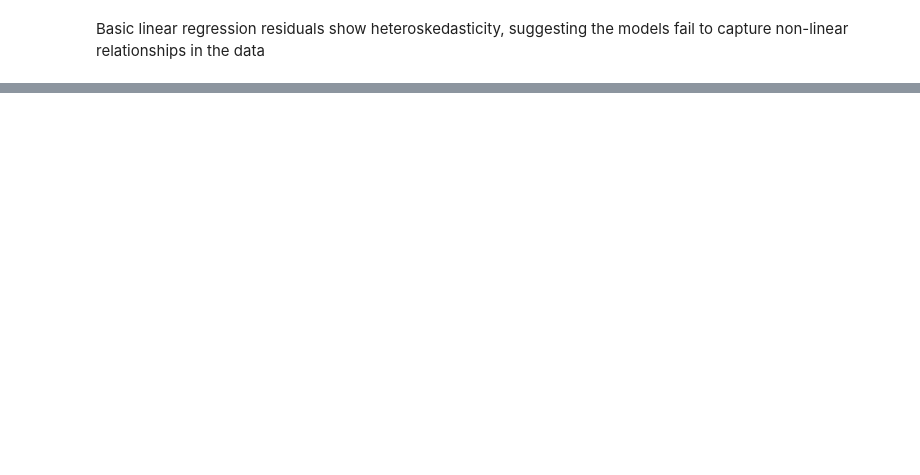
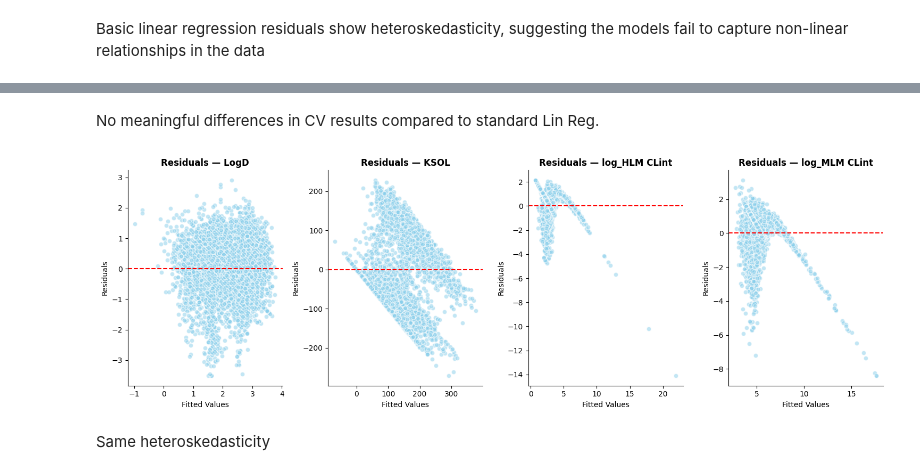
Before and after one commit to JacobMastrandrea/ADMET-Drug-Predictor, a Jupyter notebook: notebooks/baseline_model.ipynb, the cells around one changed output, grey strips where cells are left out. Cells and saved outputs as stored; diff of their text form; code cells hidden in the pictures; blank space fills up the shorter version.

```diff
--- a/notebooks/baseline_model.ipynb
+++ b/notebooks/baseline_model.ipynb
@@ -142,0 +170,19 @@ plt.show()
+# %%
+# Iterate through both the target name and the model object
+for target, model in lasso_reg_models.items():
+    print(f"\n--- Summary for: {target} ---")
+
+    lasso_step = model.named_steps['lasso']
+    feature_names = model.named_steps['scaler'].feature_names_in_
+
+    summary_df = pd.DataFrame({
+        'Feature': feature_names,
+        'Coefficient': lasso_step.coef_
+    })
+
+    print(summary_df.to_string(index=False))
+    print(f"Intercept: {lasso_step.intercept_:.4f}")
+    print(f"Optimal Alpha: {lasso_step.alpha_:.4f}")
+
+    mean_score = lasso_reg_scores[target].mean()
+    print(f"Mean CV R²: {mean_score:.4f}")
@@ -142,0 +223,20 @@ plt.show()
+# %% [markdown]
+No meaningful differences in CV results compared to standard Lin Reg.
+# %%
+fig, axes = plt.subplots(1, 4, figsize=(15, 5))
+for ax, (target, model) in zip(axes, lasso_reg_models.items()):
+    X, y, y_pred_cv = lasso_reg_data[target]
+    residuals = y - y_pred_cv
+    ax.scatter(y_pred_cv, residuals, alpha=0.5, color='skyblue', edgecolors='white')
+    ax.axhline(y=0, color='red', linestyle='--')
+    ax.set_title(f'Residuals — {target}', fontweight='bold')
+    ax.set_xlabel('Fitted Values')
+    ax.set_ylabel('Residuals')
+    sns.despine(ax=ax)
+
+plt.tight_layout()
+plt.show()
+# %% [output]
+[figure, added]
+# %% [markdown]
+Same heteroskedasticity
```
Also changed, not shown: parts of 21 cells of this notebook, 10 other files.
